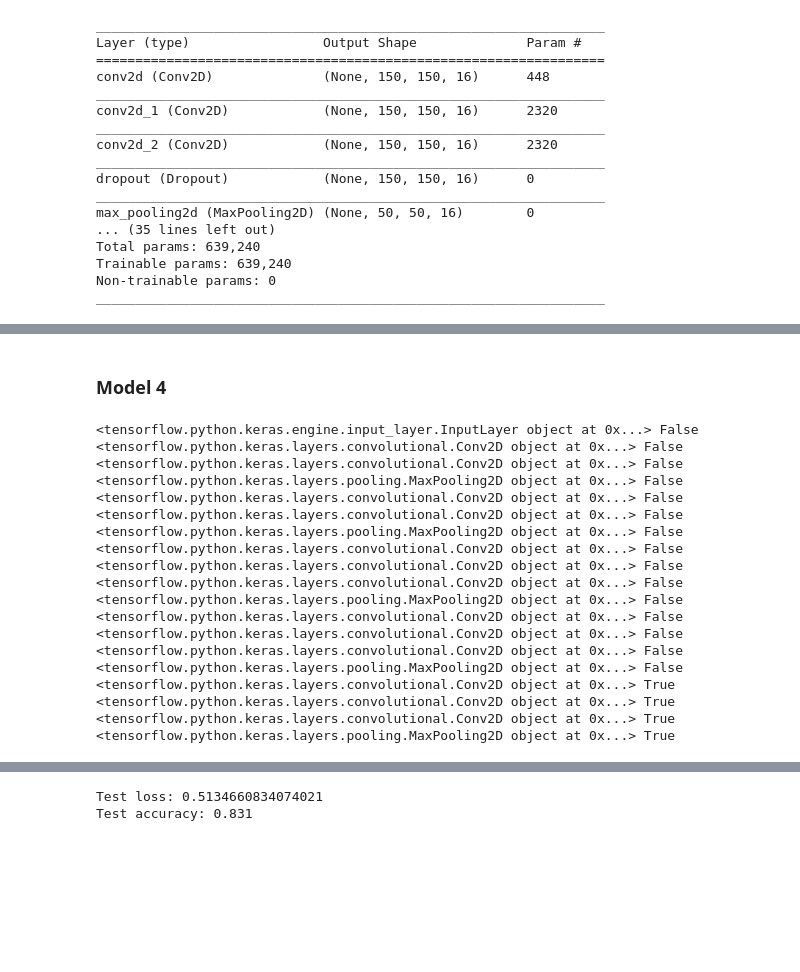
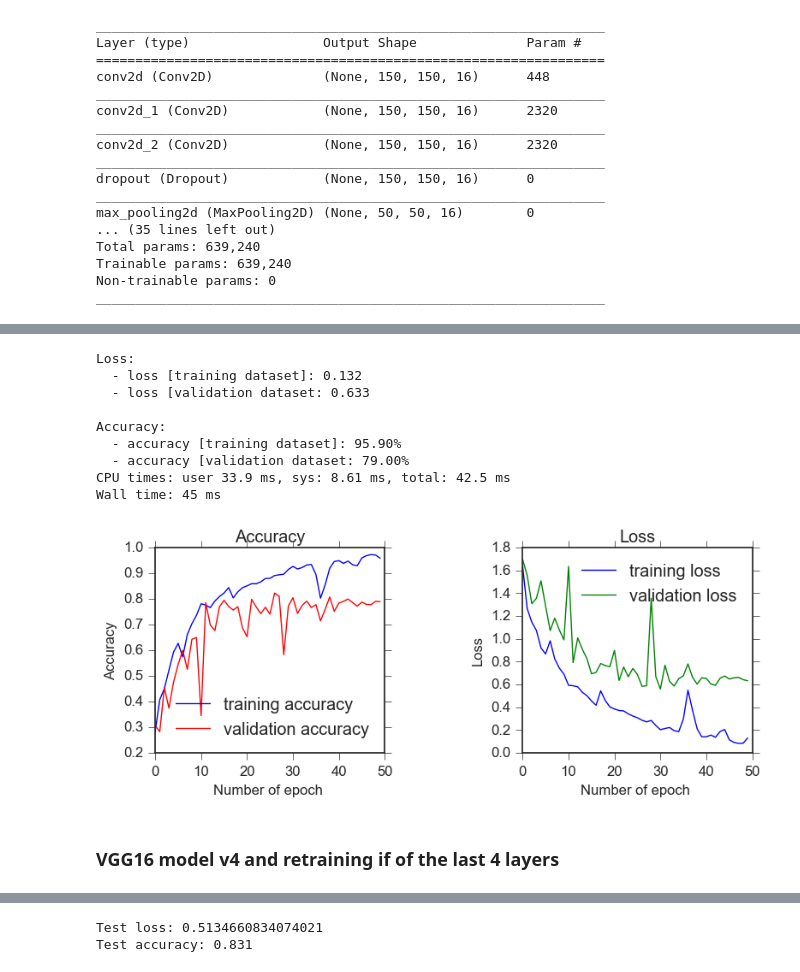
Before and after one commit to tarrade/proj_colorectal_histology, a Jupyter notebook: 02 - Model building and selection.ipynb, the cells around one changed output, grey strips where cells are left out. Drawn from its saved outputs; the diff is of its cells as text; code cells hidden in the pictures; blank space fills up the shorter version.

Commit message:
new trained models

```diff
--- a/02 - Model building and selection.ipynb
+++ b/02 - Model building and selection.ipynb
@@ -446,2 +474,0 @@ Epoch 1/50
-# %% [markdown]
-### Model 4
@@ -451,29 +475,16 @@ vgg_conv = tf.keras.applications.VGG16(weights='imagenet', include_top=False, in
-# %%
-# Freeze the layers except the last 4 layers
-for layer in vgg_conv.layers[:-4]:
-    layer.trainable = False
-
-# Check the trainable status of the individual layers
-for layer in vgg_conv.layers:
-    print(layer, layer.trainable)
-# %% [output]
-<tensorflow.python.keras.engine.input_layer.InputLayer object at 0x...> False
-<tensorflow.python.keras.layers.convolutional.Conv2D object at 0x...> False
-<tensorflow.python.keras.layers.convolutional.Conv2D object at 0x...> False
-<tensorflow.python.keras.layers.pooling.MaxPooling2D object at 0x...> False
-<tensorflow.python.keras.layers.convolutional.Conv2D object at 0x...> False
-<tensorflow.python.keras.layers.convolutional.Conv2D object at 0x...> False
-<tensorflow.python.keras.layers.pooling.MaxPooling2D object at 0x...> False
-<tensorflow.python.keras.layers.convolutional.Conv2D object at 0x...> False
-<tensorflow.python.keras.layers.convolutional.Conv2D object at 0x...> False
-<tensorflow.python.keras.layers.convolutional.Conv2D object at 0x...> False
-<tensorflow.python.keras.layers.pooling.MaxPooling2D object at 0x...> False
-<tensorflow.python.keras.layers.convolutional.Conv2D object at 0x...> False
-<tensorflow.python.keras.layers.convolutional.Conv2D object at 0x...> False
-<tensorflow.python.keras.layers.convolutional.Conv2D object at 0x...> False
-<tensorflow.python.keras.layers.pooling.MaxPooling2D object at 0x...> False
-<tensorflow.python.keras.layers.convolutional.Conv2D object at 0x...> True
-<tensorflow.python.keras.layers.convolutional.Conv2D object at 0x...> True
-<tensorflow.python.keras.layers.convolutional.Conv2D object at 0x...> True
-<tensorflow.python.keras.layers.pooling.MaxPooling2D object at 0x...> True
+# %%
+plot_acc_loss(history)
+# %% [output]
+Loss:
+  - loss [training dataset]: 0.132
+  - loss [validation dataset: 0.633
+
+Accuracy:
+  - accuracy [training dataset]: 95.90%
+  - accuracy [validation dataset: 79.00%
+CPU times: user 33.9 ms, sys: 8.61 ms, total: 42.5 ms
+Wall time: 45 ms
+[figure, added]
+# %% [markdown]
+### VGG16 model v4 and retraining if of the last 4 layers
 # %%
```
Also changed, not shown: parts of 12 cells of this notebook.
